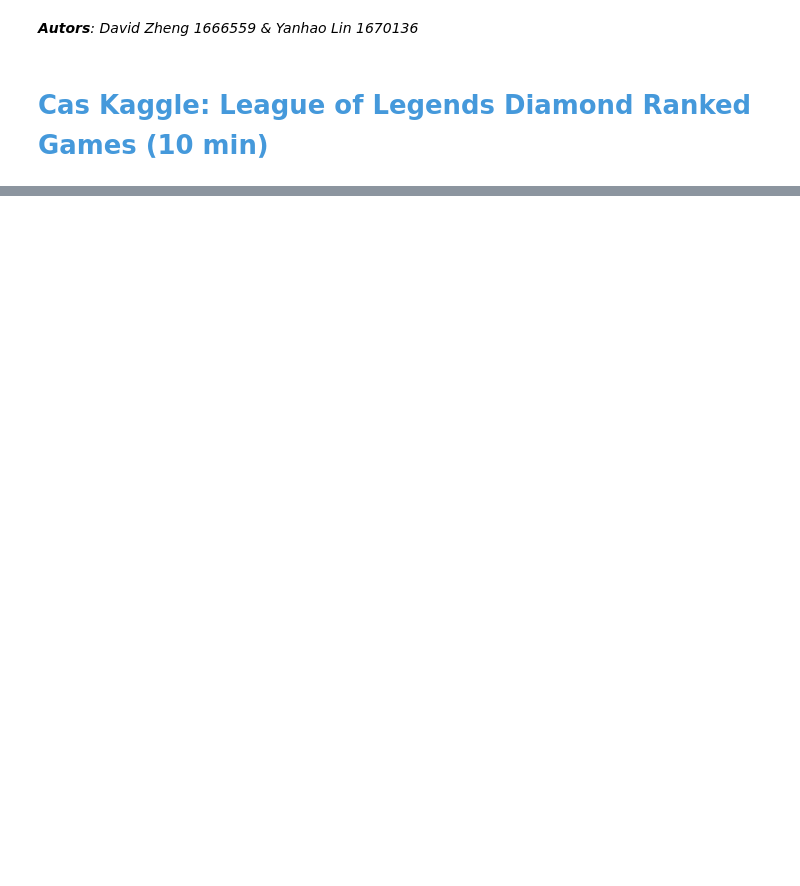
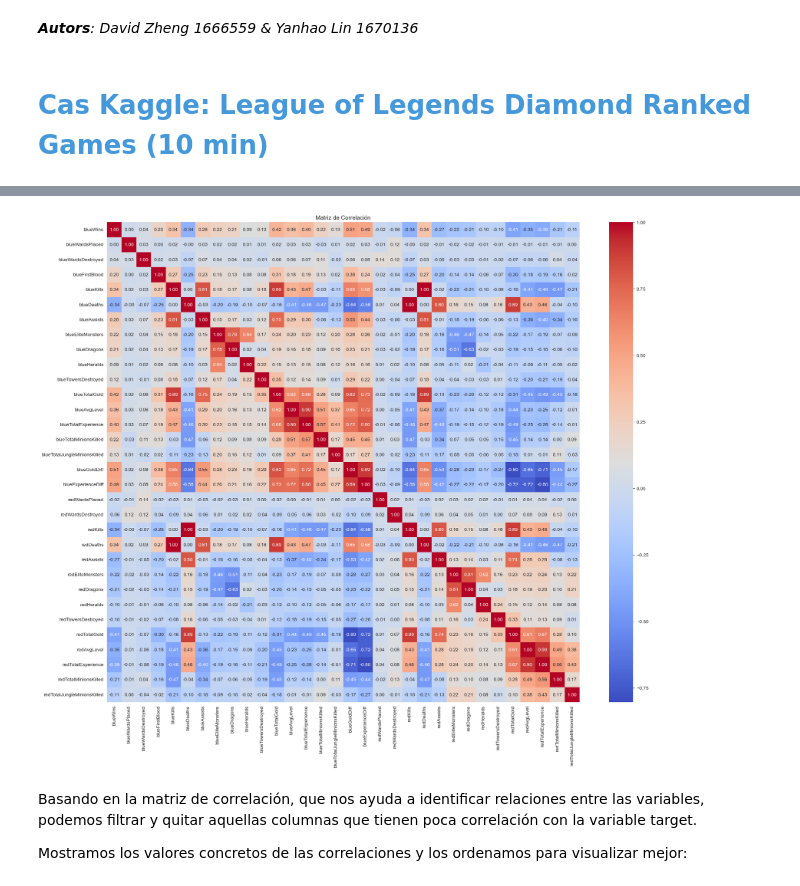
Before and after one commit to jimlin829/Cas-Kaggle-League-of-Legends-Diamond-Ranked-Games, a Jupyter notebook: kaggle.ipynb, the cells around one changed output, grey strips where cells are left out. Cells and saved outputs as stored; diff of their text form; code cells hidden in the pictures; blank space fills up the shorter version.

```diff
--- a/kaggle.ipynb
+++ b/kaggle.ipynb
@@ -13,0 +145,13 @@ En este apartado vamos a hacer una introducción de los datos que tiene el datas
+# %%
+# Crear Matriz de correlación con todos los valores
+correlation_matrix = df1.corr()
+plt.figure(figsize=(22, 18))
+sns.heatmap(correlation_matrix, annot=True, cmap="coolwarm", fmt=".2f")
+plt.title("Matriz de Correlación")
+plt.show()
+# %% [output]
+[figure, added]
+# %% [markdown]
+Basando en la matriz de correlación, que nos ayuda a identificar relaciones entre las variables, podemos filtrar y quitar aquellas columnas que tienen poca correlación con la variable target.
+
+Mostramos los valores concretos de las correlaciones y los ordenamos para visualizar mejor:
```
Also changed, not shown: parts of 16 cells of this notebook.
